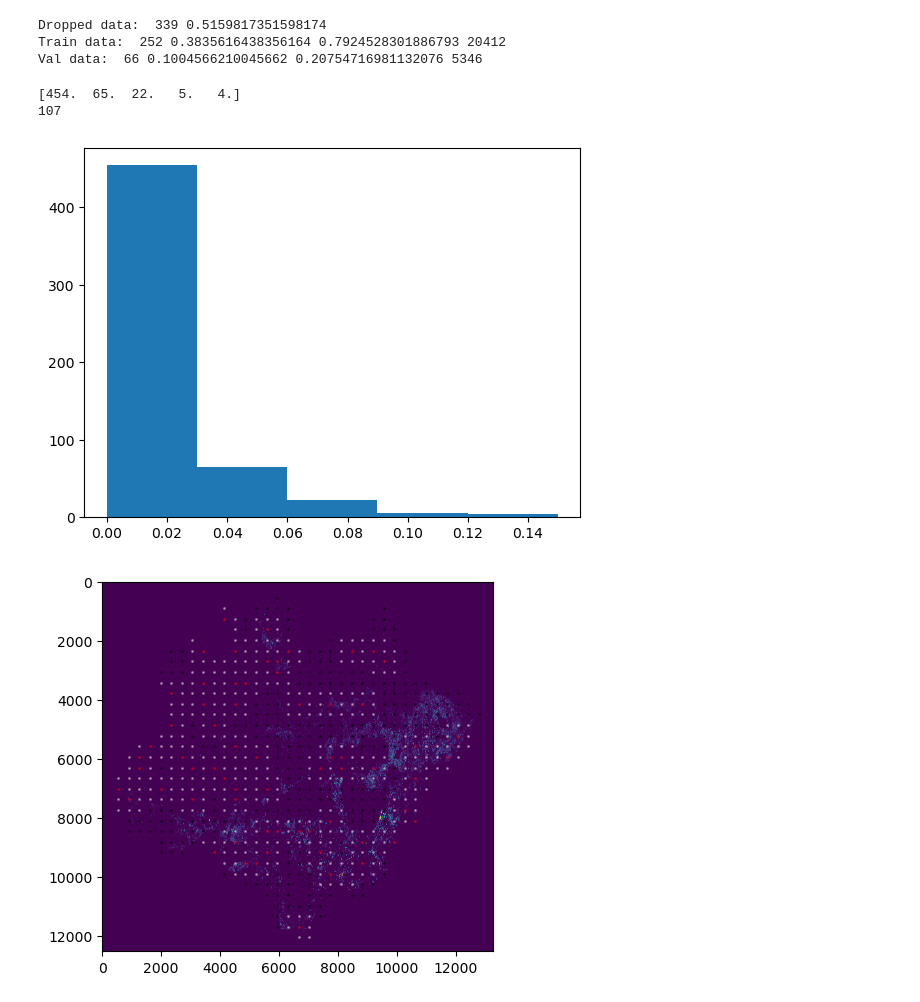
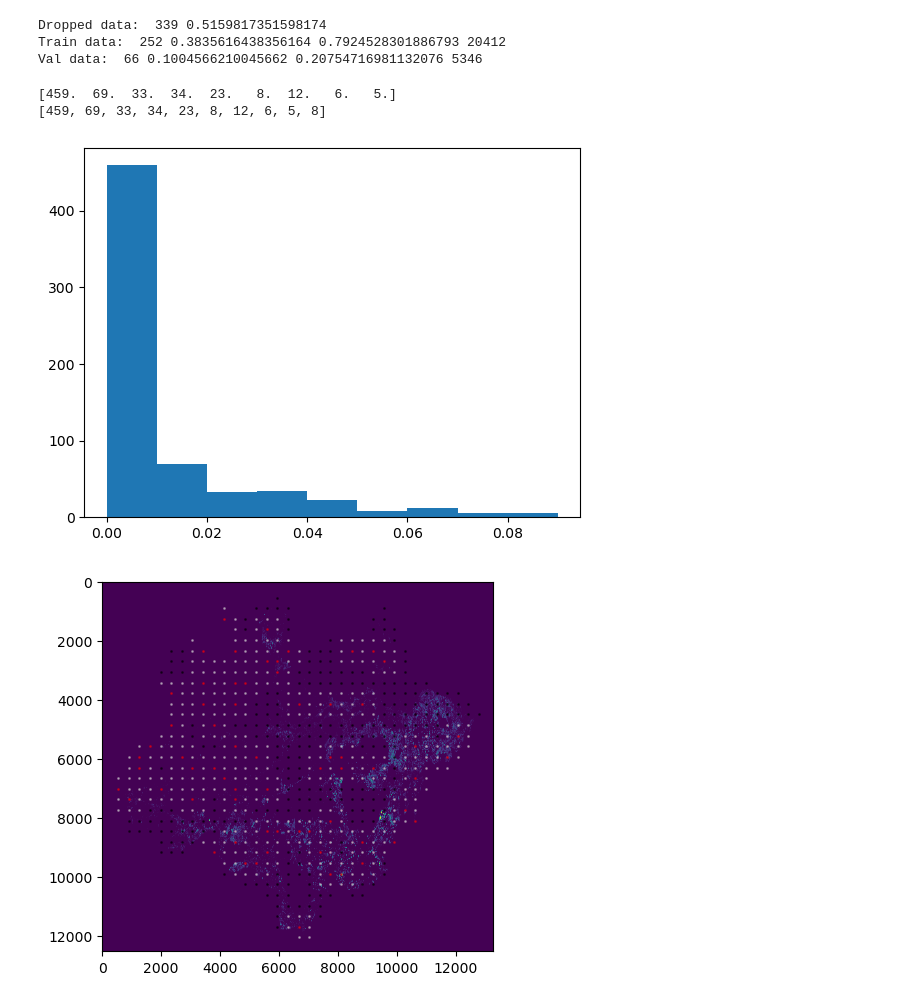
Before and after one commit to TimEngelmann/future-deforestation, a Jupyter notebook: notebooks/data_splitting.ipynb, the cells around one changed output. Saved outputs shown, nothing was run; the diff lists cells and outputs as text; code cells hidden in the pictures.

```diff
--- a/notebooks/data_splitting.ipynb
+++ b/notebooks/data_splitting.ipynb
@@ -241,16 +256,16 @@ Val data:  66 0.1004566210045662 0.20754716981132076 5346
 # %%
-nr_bins = 6
 transition_prior = np.array(transition_prior)
-bins = np.linspace(0,np.max(transition_prior),nr_bins)
-transition_prior_bin = np.digitize(transition_prior, bins, right=True)
-bin_box = plt.hist(transition_prior[transition_prior > 0], bins=bins)
+bins = np.arange(0,np.percentile(transition_prior,99),0.01)
+transition_prior_bin = np.digitize(transition_prior, bins) - 1
+bin_count = [np.count_nonzero(transition_prior_bin == i) for i in np.arange(0, np.max(transition_prior_bin)+1)]
+bin_box = plt.hist(transition_prior, bins=bins)
 print(bin_box[0])
-print(np.count_nonzero(transition_prior_bin == 0))
+print(bin_count)
 plt.show()
 # %% [output]
-[454.  65.  22.   5.   4.]
-107
+[459.  69.  33.  34.  23.   8.  12.   6.   5.]
+[459, 69, 33, 34, 23, 8, 12, 6, 5, 8]
-[figure, old version]
+[figure, new version]
 # %%
 cmap = colors.ListedColormap(['#129912','#bbfcac', '#ffffb2', '#ea9999', '#0000ff', '#D5D5E5'])
 # mat = plt.matshow(bio_data_2010,cmap=cmap,vmin = -.5, vmax = 5.5)
```
Also changed, not shown: parts of 8 cells of this notebook, 11 other files.
